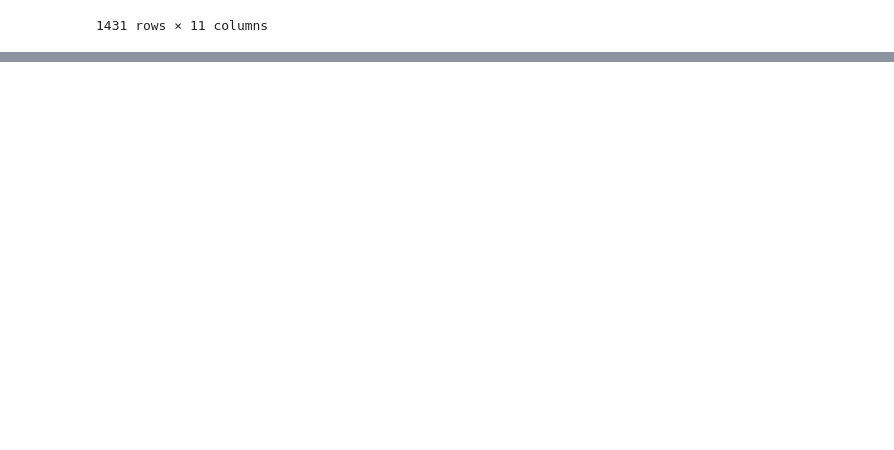
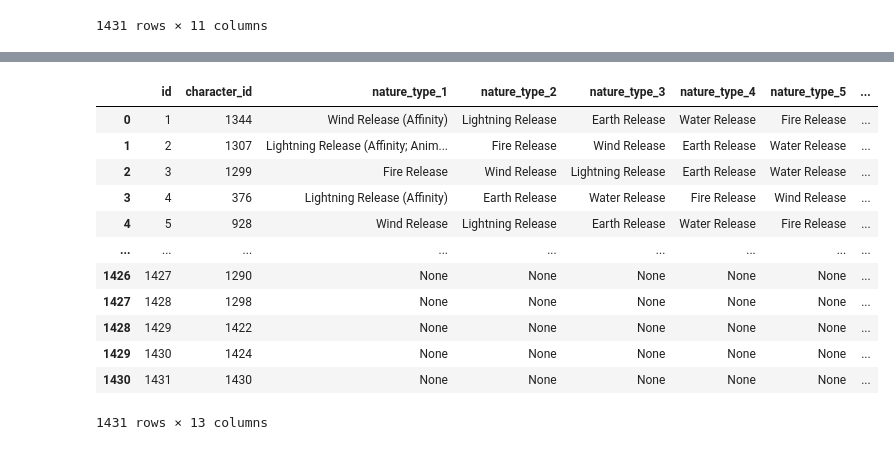
Before and after one commit to tmich1997/naruto-api-data, a Jupyter notebook: naruto_api_data/naruto_api_extraction.ipynb, the cells around one changed output, grey strips where cells are left out. Cells and saved outputs as stored; diff of their text form; code cells hidden in the pictures; blank space fills up the shorter version.

Commit message:
adding more data

```diff
--- a/naruto_api_data/naruto_api_extraction.ipynb
+++ b/naruto_api_data/naruto_api_extraction.ipynb
@@ -29,7 +29,7 @@ debut_novel = []
 debut_movie = []
 debut_game = []
 debut_ova = []
-justsu = []
+jutsu = []
 nature_type = []
 personal_sex = []
 personal_bloodType = []
@@ -52,7 +52,7 @@ for item in data:
         debut_movie.append(debut.get("movie", "N/A"))
         debut_game.append(debut.get("game", "N/A"))
         debut_ova.append(debut.get("ova", "N/A"))
-        justsu.append(character.get("jutsu", "N/A"))
+        jutsu.append(character.get("jutsu", "N/A"))
         nature_type.append(character.get("natureType", "N/A"))
 
         try:
@@ -61,6 +61,7 @@ for item in data:
             personal_sex.append(personal.get("sex", "N/A"))
             personal_bloodType.append(personal.get("bloodType", "N/A"))
             personal_clan.append(personal.get("clan", "N/A"))
+
         except:
             personal_sex.append("N/A")
             personal_bloodType.append("N/A")
@@ -97,3 +100,17 @@ df_characters
 1431 rows × 11 columns
 # %%
 df_characters.to_csv('/home/tmich20/python/naruto_api/naruto_api_data/data/characters.csv', index=False)
+# %%
+df_jutsus = pd.DataFrame({
+    "character_id": ids,
+    "jutsu": jutsu
+})
+
+max_jutsus = df_jutsus['jutsu'].apply(len).max()
+
+for i in range(max_jutsus):
+    df_jutsus[f"jutsu_{i+1}"] = df_jutsus['jutsu'].apply(lambda x: x[i] if isinstance(x, list) and len(x) > i else None)
+
+df_jutsus.drop('jutsu', axis=1, inplace=True)
+
+df_jutsus
@@ -99,0 +155,14 @@ df_characters.to_csv('/home/tmich20/python/naruto_api/naruto_api_data/data/chara
+# %%
+df_nature_type = pd.DataFrame({
+    "character_id": ids,
+    "nature_type": nature_type
+})
+
+max_nature_type = df_nature_type['nature_type'].apply(len).max()
+
+for i in range(max_nature_type):
+    df_nature_type[f"nature_type_{i+1}"] = df_nature_type['nature_type'].apply(lambda x: x[i] if isinstance(x, list) and len(x) > i else None)
+
+df_nature_type.drop('nature_type', axis=1, inplace=True)
+
+df_nature_type
@@ -99,0 +183,22 @@ df_characters.to_csv('/home/tmich20/python/naruto_api/naruto_api_data/data/chara
+# %%
+df_nature_type['id'] = range(1, len(df_nature_type) + 1)
+
+cols = df_nature_type.columns.tolist()
+cols = ['id'] + [col for col in cols if col != 'id']
+df_nature_type = df_nature_type[cols]
+
+df_nature_type
+# %% [output]
+|  | id | character_id | nature_type_1 | nature_type_2 | nature_type_3 | nature_type_4 | nature_type_5 | ... |
+| 0 | 1 | 1344 | Wind Release (Affinity) | Lightning Release | Earth Release | Water Release | Fire Release | ... |
+| 1 | 2 | 1307 | Lightning Release (Affinity; Anim... | Fire Release | Wind Release | Earth Release | Water Release | ... |
+| 2 | 3 | 1299 | Fire Release | Wind Release | Lightning Release | Earth Release | Water Release | ... |
+| 3 | 4 | 376 | Lightning Release (Affinity) | Earth Release | Water Release | Fire Release | Wind Release | ... |
+| 4 | 5 | 928 | Wind Release | Lightning Release | Earth Release | Water Release | Fire Release | ... |
+| ... | ... | ... | ... | ... | ... | ... | ... | ... |
+| 1426 | 1427 | 1290 | None | None | None | None | None | ... |
+| 1427 | 1428 | 1298 | None | None | None | None | None | ... |
+| 1428 | 1429 | 1422 | None | None | None | None | None | ... |
+| 1429 | 1430 | 1424 | None | None | None | None | None | ... |
+| 1430 | 1431 | 1430 | None | None | None | None | None | ... |
+1431 rows × 13 columns
```
Also changed, not shown: parts of 6 cells of this notebook.
